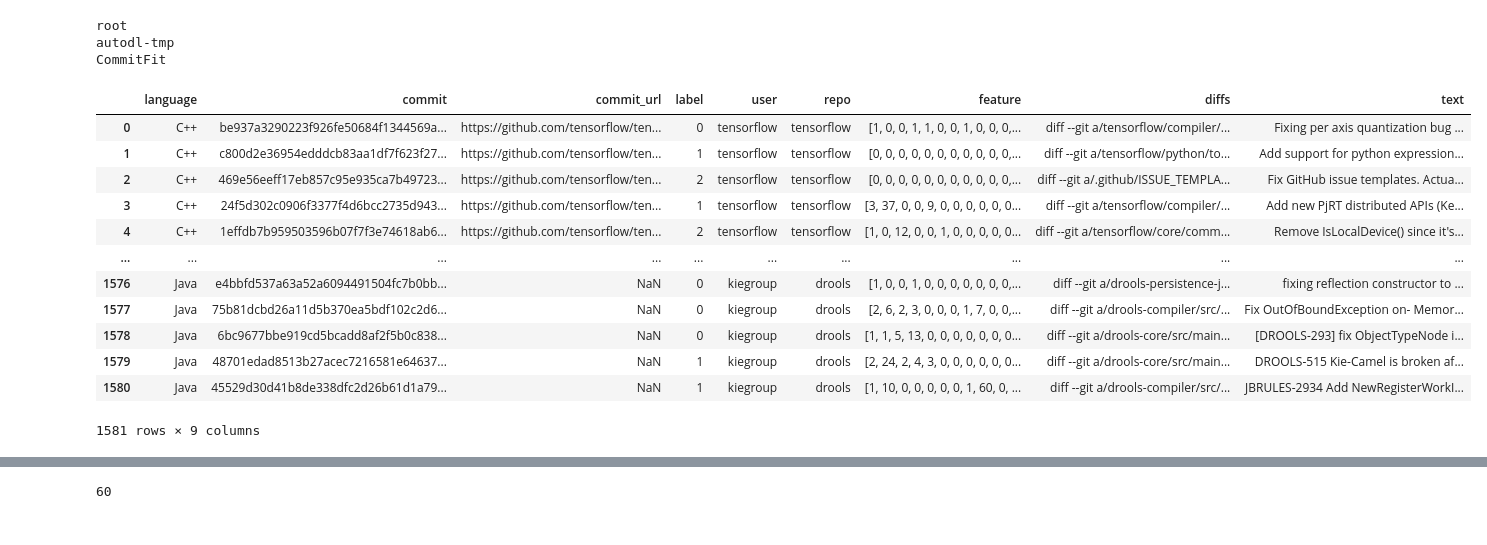
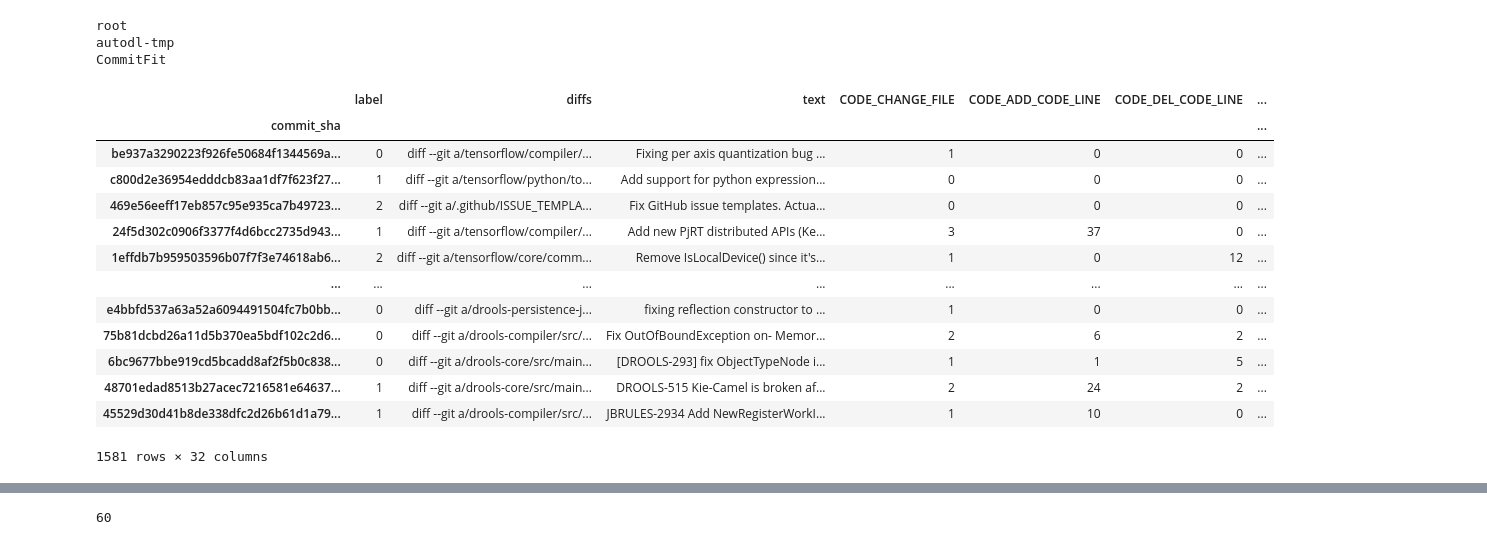
Before and after one commit to AppleMax1992/CommitFit, a Jupyter notebook: notebooks/E-3-20/multi-20-code change.ipynb, the cells around one changed output, grey strips where cells are left out. Saved outputs shown, nothing was run; the diff lists cells and outputs as text; code cells hidden in the pictures.

```diff
--- a/notebooks/E-3-20/multi-20-code change.ipynb
+++ b/notebooks/E-3-20/multi-20-code change.ipynb
@@ -45,31 +45,32 @@ root
 autodl-tmp
 CommitFit
 # %%
-df = pd.read_csv(r'/root/autodl-tmp/CommitFit/dataset/multi-lang-exp/dataset.csv', index_col=0, encoding='utf_8_sig')
+df = pd.read_csv(r'/root/autodl-tmp/CommitFit/dataset/multi-lang-annotated/dataset.csv', index_col=0, encoding='utf_8_sig')
 # df.fillna('', inplace=True)
 label2id={'C':0, 'A':1, 'P':2}
 # df.reset_index(inplace=True)
-df = df.rename(columns={'maintenance_type':'label','msgs':'text','commit_diff':'diffs'})
+df = df.rename(columns={'maintenance_type':'label','commit_message':'text','commit_diff':'diffs'})
 df = df.replace({"label": label2id})
 # df = df['diffs']
 # # print(df)
 
 df
 # test_sample = df.sample(n=3, random_state=1)
 # %% [output]
-|  | language | commit | commit_url | label | user | repo | feature | diffs | text |
-| 0 | C++ | be937a3290223f926fe50684f1344569a... | https://github.com/tensorflow/ten... | 0 | tensorflow | tensorflow | [1, 0, 0, 1, 1, 0, 0, 1, 0, 0, 0,... | diff --git a/tensorflow/compiler/... | Fixing per axis quantization bug ... |
-| 1 | C++ | c800d2e36954edddcb83aa1df7f623f27... | https://github.com/tensorflow/ten... | 1 | tensorflow | tensorflow | [0, 0, 0, 0, 0, 0, 0, 0, 0, 0, 0,... | diff --git a/tensorflow/python/to... | Add support for python expression... |
-| 2 | C++ | 469e56eeff17eb857c95e935ca7b49723... | https://github.com/tensorflow/ten... | 2 | tensorflow | tensorflow | [0, 0, 0, 0, 0, 0, 0, 0, 0, 0, 0,... | diff --git a/.github/ISSUE_TEMPLA... | Fix GitHub issue templates. Actua... |
-| 3 | C++ | 24f5d302c0906f3377f4d6bcc2735d943... | https://github.com/tensorflow/ten... | 1 | tensorflow | tensorflow | [3, 37, 0, 0, 9, 0, 0, 0, 0, 0, 0... | diff --git a/tensorflow/compiler/... | Add new PjRT distributed APIs (Ke... |
-| 4 | C++ | 1effdb7b959503596b07f7f3e74618ab6... | https://github.com/tensorflow/ten... | 2 | tensorflow | tensorflow | [1, 0, 12, 0, 0, 1, 0, 0, 0, 0, 0... | diff --git a/tensorflow/core/comm... | Remove IsLocalDevice() since it's... |
-| ... | ... | ... | ... | ... | ... | ... | ... | ... | ... |
-| 1576 | Java | e4bbfd537a63a52a6094491504fc7b0bb... | NaN | 0 | kiegroup | drools | [1, 0, 0, 1, 0, 0, 0, 0, 0, 0, 0,... | diff --git a/drools-persistence-j... | fixing reflection constructor to ... |
-| 1577 | Java | 75b81dcbd26a11d5b370ea5bdf102c2d6... | NaN | 0 | kiegroup | drools | [2, 6, 2, 3, 0, 0, 0, 1, 7, 0, 0,... | diff --git a/drools-compiler/src/... | Fix OutOfBoundException on- Memor... |
-| 1578 | Java | 6bc9677bbe919cd5bcadd8af2f5b0c838... | NaN | 0 | kiegroup | drools | [1, 1, 5, 13, 0, 0, 0, 0, 0, 0, 0... | diff --git a/drools-core/src/main... | [DROOLS-293] fix ObjectTypeNode i... |
-| 1579 | Java | 48701edad8513b27acec7216581e64637... | NaN | 1 | kiegroup | drools | [2, 24, 2, 4, 3, 0, 0, 0, 0, 0, 0... | diff --git a/drools-core/src/main... | DROOLS-515 Kie-Camel is broken af... |
-| 1580 | Java | 45529d30d41b8de338dfc2d26b61d1a79... | NaN | 1 | kiegroup | drools | [1, 10, 0, 0, 0, 0, 0, 1, 60, 0, ... | diff --git a/drools-compiler/src/... | JBRULES-2934 Add NewRegisterWorkI... |
+|  | label | diffs | text | CODE_CHANGE_FILE | CODE_ADD_CODE_LINE | CODE_DEL_CODE_LINE | ... |
+| commit_sha |  |  |  |  |  |  | ... |
+| be937a3290223f926fe50684f1344569a... | 0 | diff --git a/tensorflow/compiler/... | Fixing per axis quantization bug ... | 1 | 0 | 0 | ... |
+| c800d2e36954edddcb83aa1df7f623f27... | 1 | diff --git a/tensorflow/python/to... | Add support for python expression... | 0 | 0 | 0 | ... |
+| 469e56eeff17eb857c95e935ca7b49723... | 2 | diff --git a/.github/ISSUE_TEMPLA... | Fix GitHub issue templates. Actua... | 0 | 0 | 0 | ... |
+| 24f5d302c0906f3377f4d6bcc2735d943... | 1 | diff --git a/tensorflow/compiler/... | Add new PjRT distributed APIs (Ke... | 3 | 37 | 0 | ... |
+| 1effdb7b959503596b07f7f3e74618ab6... | 2 | diff --git a/tensorflow/core/comm... | Remove IsLocalDevice() since it's... | 1 | 0 | 12 | ... |
+| ... | ... | ... | ... | ... | ... | ... | ... |
+| e4bbfd537a63a52a6094491504fc7b0bb... | 0 | diff --git a/drools-persistence-j... | fixing reflection constructor to ... | 1 | 0 | 0 | ... |
+| 75b81dcbd26a11d5b370ea5bdf102c2d6... | 0 | diff --git a/drools-compiler/src/... | Fix OutOfBoundException on- Memor... | 2 | 6 | 2 | ... |
+| 6bc9677bbe919cd5bcadd8af2f5b0c838... | 0 | diff --git a/drools-core/src/main... | [DROOLS-293] fix ObjectTypeNode i... | 1 | 1 | 5 | ... |
+| 48701edad8513b27acec7216581e64637... | 1 | diff --git a/drools-core/src/main... | DROOLS-515 Kie-Camel is broken af... | 2 | 24 | 2 | ... |
+| 45529d30d41b8de338dfc2d26b61d1a79... | 1 | diff --git a/drools-compiler/src/... | JBRULES-2934 Add NewRegisterWorkI... | 1 | 10 | 0 | ... |
-1581 rows × 9 columns
+1581 rows × 32 columns
 # %%
 train, temp_df = train_test_split(df, test_size=0.3, random_state=42)
 val_df, test = train_test_split(temp_df, test_size=0.5, random_state=42)
```
Also changed, not shown: parts of 9 cells of this notebook.
